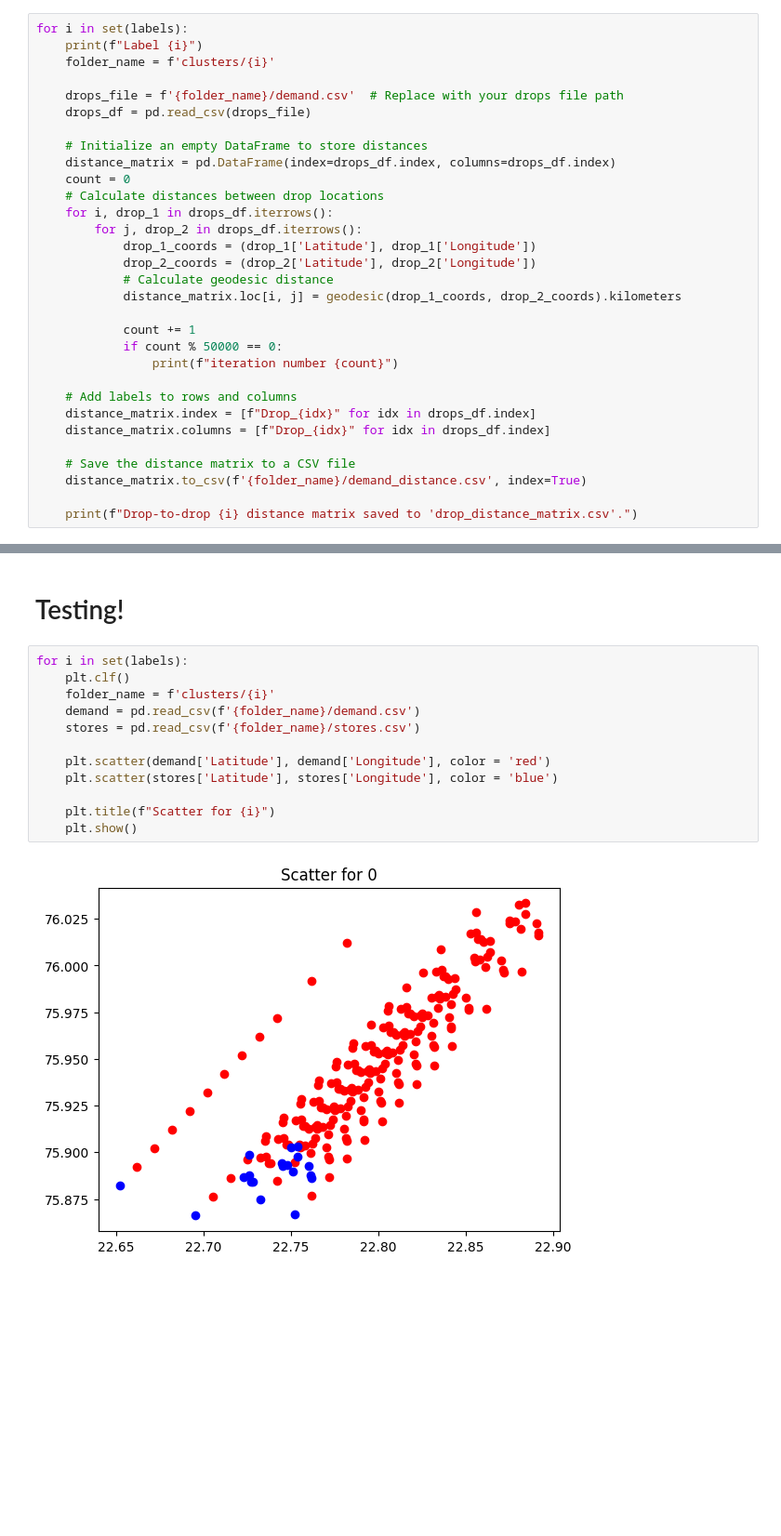
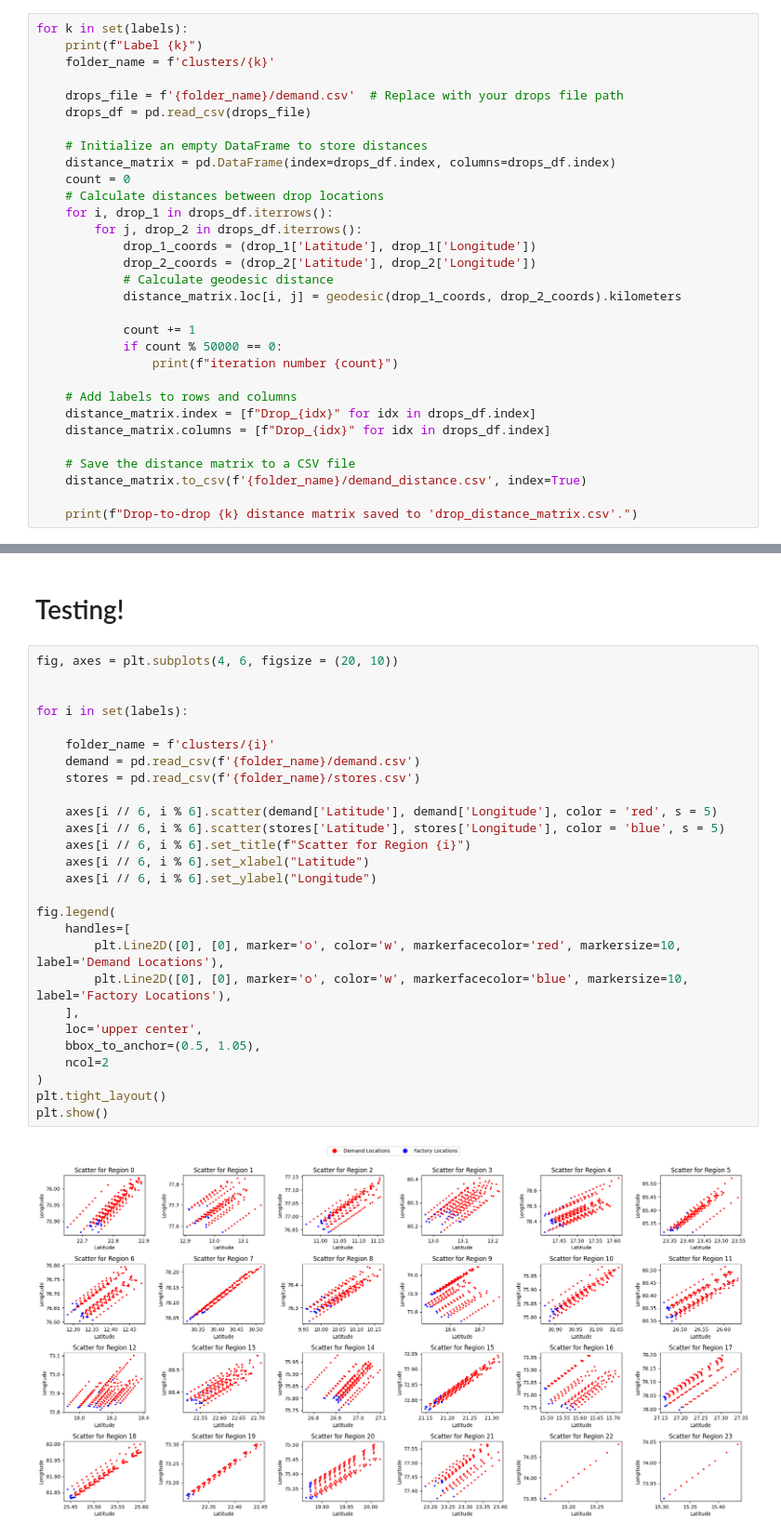
Before and after one commit to MarcusBluestone/Amazon-Routes-Optimization-Final, a Jupyter notebook: cluster.ipynb, the cells around one changed output, grey strips where cells are left out. Shown at 93% size. Saved outputs shown, nothing was run; the diff lists cells and outputs as text; blank space fills up the shorter version.

Commit message:
update: clustering

```diff
--- a/cluster.ipynb
+++ b/cluster.ipynb
@@ -90,9 +90,9 @@ def calculate_distance(row):
     # Calculate the distance in kilometers
     return geodesic(store_coords, drop_coords).kilometers
 # %%
-for i in set(labels):
-    print(f"Label {i}")
-    folder_name = f'clusters/{i}'
+for k in set(labels):
+    print(f"Label {k}")
+    folder_name = f'clusters/{k}'
 
     drops_file = f'{folder_name}/demand.csv'  # Replace with your drops file path
     drops_df = pd.read_csv(drops_file)
@@ -119,7 +119,7 @@ for i in set(labels):
     # Save the distance matrix to a CSV file
     distance_matrix.to_csv(f'{folder_name}/demand_distance.csv', index=True)
 
-    print(f"Drop-to-drop {i} distance matrix saved to 'drop_distance_matrix.csv'.")
+    print(f"Drop-to-drop {k} distance matrix saved to 'drop_distance_matrix.csv'.")
 # %% [output]
 Label 0
 Drop-to-drop 219 distance matrix saved to 'drop_distance_matrix.csv'.
@@ -203,16 +202,31 @@ Drop-to-store distance matrix saved to 'drop_to_store_distance_matrix.csv'.
 # %% [markdown]
 # Testing!
 # %%
+fig, axes = plt.subplots(4, 6, figsize = (20, 10))
+
+
 for i in set(labels):
-    plt.clf()
+
     folder_name = f'clusters/{i}'
     demand = pd.read_csv(f'{folder_name}/demand.csv')
     stores = pd.read_csv(f'{folder_name}/stores.csv')
 
-    plt.scatter(demand['Latitude'], demand['Longitude'], color = 'red')
-    plt.scatter(stores['Latitude'], stores['Longitude'], color = 'blue')
+    axes[i // 6, i % 6].scatter(demand['Latitude'], demand['Longitude'], color = 'red', s = 5)
+    axes[i // 6, i % 6].scatter(stores['Latitude'], stores['Longitude'], color = 'blue', s = 5)
+    axes[i // 6, i % 6].set_title(f"Scatter for Region {i}")
+    axes[i // 6, i % 6].set_xlabel("Latitude")
+    axes[i // 6, i % 6].set_ylabel("Longitude")
 
-    plt.title(f"Scatter for {i}")
-    plt.show()
+fig.legend(
+    handles=[
+        plt.Line2D([0], [0], marker='o', color='w', markerfacecolor='red', markersize=10, label='Demand Locations'),
+        plt.Line2D([0], [0], marker='o', color='w', markerfacecolor='blue', markersize=10, label='Factory Locations'),
+    ],
+    loc='upper center',
+    bbox_to_anchor=(0.5, 1.05),
+    ncol=2
+)
+plt.tight_layout()
+plt.show()
 # %% [output]
-[figure, old version]
+[figure, new version]
```
Also changed, not shown: parts of 4 cells of this notebook, 3 other files.
